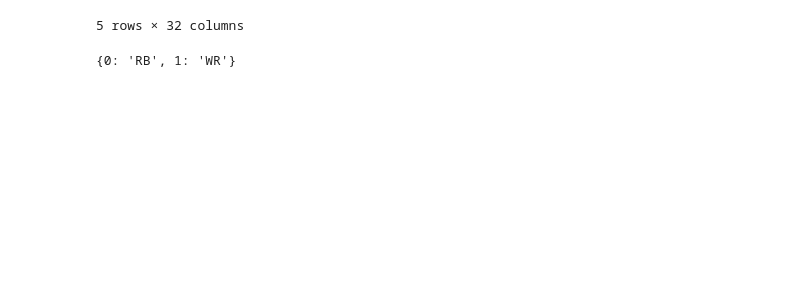
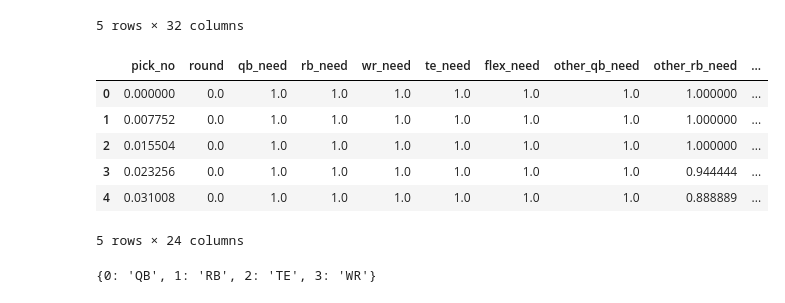
Before and after one commit to arkokush/FantasyFootball, a Jupyter notebook: notebooks/nueral_network_model.ipynb, the cells around one changed output. Drawn from its saved outputs; the diff is of its cells as text; code cells hidden in the pictures; blank space fills up the shorter version.

Commit message:
continued training

```diff
--- a/notebooks/nueral_network_model.ipynb
+++ b/notebooks/nueral_network_model.ipynb
@@ -24,27 +26,47 @@ all_draft_data.head()
 5 rows × 32 columns
 # %%
 draft_data = all_draft_data[~all_draft_data['round'].isin([14, 15])].copy()
+
 draft_data.drop(columns=['k_need','k_available','k_vor','other_k_need','dst_available','dst_need','other_dst_need'            ], inplace=True)
-
+draft_data.drop(columns=['draft_id'], inplace=True)
+draft_data.drop(columns=['scoring_type'], inplace=True)
+#draft_data.drop(columns=['pick_no'], inplace=True)
 #draft_data.drop(columns=['qb_need', 'other_qb_need', 'qb_vor', 'qb_available'], inplace=True)
 #draft_data.drop(columns=['te_need', 'other_te_need', 'te_vor', 'te_available'], inplace=True)
+#draft_data.drop(columns=['other_qb_need', 'other_rb_need', 'other_wr_need', 'other_te_need', 'other_flex_need'], inplace=True)
+#draft_data.drop(columns=['qb_available', 'rb_available', 'wr_available', 'te_available', 'flex_available'], inplace=True)
+#draft_data = draft_data[~draft_data['position_drafted'].isin(['QB', 'TE'])].copy()
 
-draft_data = draft_data[~draft_data['position_drafted'].isin(['QB', 'TE'])].copy()
+bounded_cols = [
+    'pick_no','round',
+    'qb_need', 'rb_need', 'wr_need', 'te_need', 'flex_need',
+   'other_qb_need', 'other_rb_need', 'other_wr_need', 'other_te_need', 'other_flex_need',
+    'qb_available', 'rb_available', 'wr_available', 'te_available', 'flex_available'
+]
+vor_cols = ['qb_vor', 'rb_vor', 'wr_vor', 'te_vor', 'flex_vor']
 
-numeric_cols = [
-    'qb_need', 'other_qb_need', 'qb_vor', 'qb_available',
-    'rb_need', 'other_rb_need', 'rb_vor', 'rb_available',
-    'wr_need', 'other_wr_need', 'wr_vor', 'wr_available',
-    'te_need', 'other_te_need', 'te_vor', 'te_available',
-    'round', 'pick_no'
-]
-scaler = StandardScaler()
-draft_data[numeric_cols] = draft_data[numeric_cols].astype(float)
-draft_data['pick_no'] /= draft_data['pick_no'].max()
-draft_data.loc[:, numeric_cols] = scaler.fit_transform(draft_data[numeric_cols])
+draft_data[bounded_cols + vor_cols] = draft_data[bounded_cols + vor_cols].astype(float)
+
+minmax_scaler = MinMaxScaler()
+draft_data[bounded_cols] = minmax_scaler.fit_transform(draft_data[bounded_cols])
+
+std_scaler = StandardScaler()
+draft_data[vor_cols] = std_scaler.fit_transform(draft_data[vor_cols])
+
+#draft_data.drop(columns=['flex_vor', 'other_flex_need', 'flex_available','flex_need'], inplace=True)
 
 le = LabelEncoder()
 draft_data['position_drafted_encoded'] = le.fit_transform(draft_data['position_drafted'])
+# %%
+draft_data.head()
+# %% [output]
+|  | pick_no | round | qb_need | rb_need | wr_need | te_need | flex_need | other_qb_need | other_rb_need | ... |
+| 0 | 0.000000 | 0.0 | 1.0 | 1.0 | 1.0 | 1.0 | 1.0 | 1.0 | 1.000000 | ... |
+| 1 | 0.007752 | 0.0 | 1.0 | 1.0 | 1.0 | 1.0 | 1.0 | 1.0 | 1.000000 | ... |
+| 2 | 0.015504 | 0.0 | 1.0 | 1.0 | 1.0 | 1.0 | 1.0 | 1.0 | 1.000000 | ... |
+| 3 | 0.023256 | 0.0 | 1.0 | 1.0 | 1.0 | 1.0 | 1.0 | 1.0 | 0.944444 | ... |
+| 4 | 0.031008 | 0.0 | 1.0 | 1.0 | 1.0 | 1.0 | 1.0 | 1.0 | 0.888889 | ... |
+5 rows × 24 columns
 # %%
 train_val, test = train_test_split(draft_data, test_size=0.2, random_state=42)
 train, val = train_test_split(train_val, test_size=0.25, random_state=42)
@@ -59,10 +81,11 @@ y_train = le.transform(train['position_drafted'])
 y_val = le.transform(val['position_drafted'])
 y_test = le.transform(test['position_drafted'])
 position_mapping = dict(enumerate(le.classes_))
-
+smote = SMOTE(random_state=42)
+X_train, y_train = smote.fit_resample(X_train, y_train)
 print(position_mapping)
 # %% [output]
-{0: 'RB', 1: 'WR'}
+{0: 'QB', 1: 'RB', 2: 'TE', 3: 'WR'}
 # %%
 print(f"X Train Shape: {X_train.shape}")
 print(f"X Test Shape: {X_test.shape}")
```
Also changed, not shown: parts of 14 cells of this notebook.
